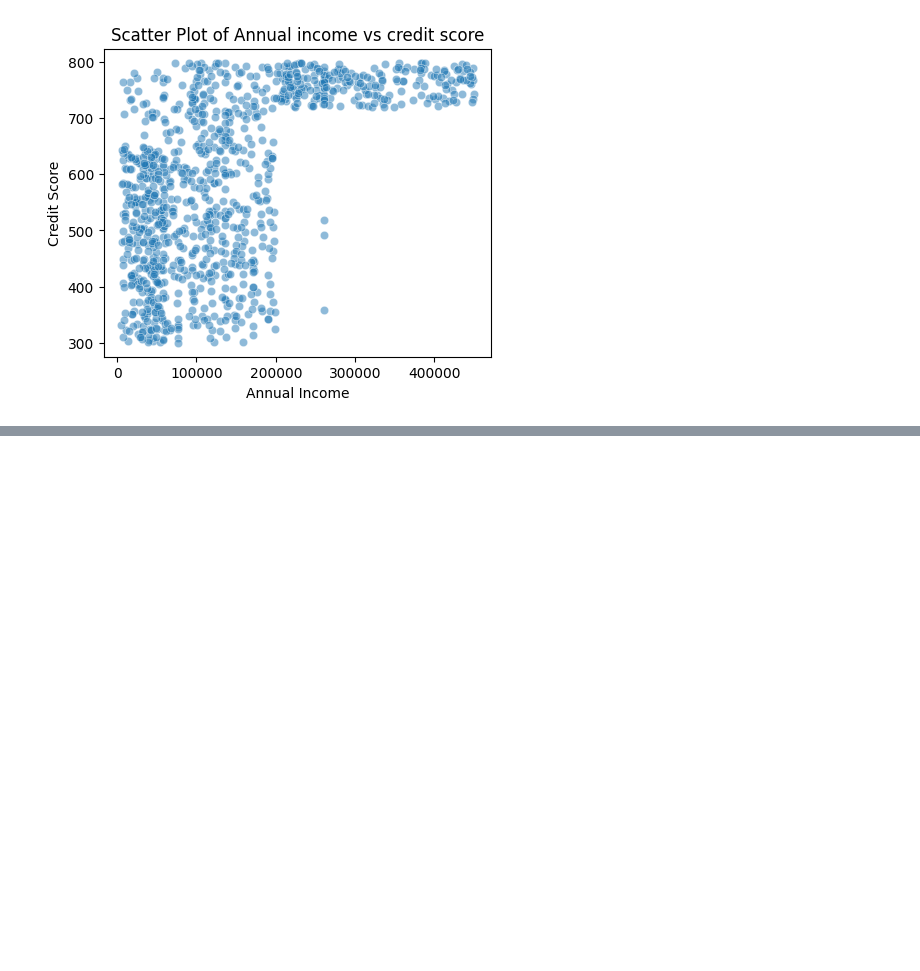
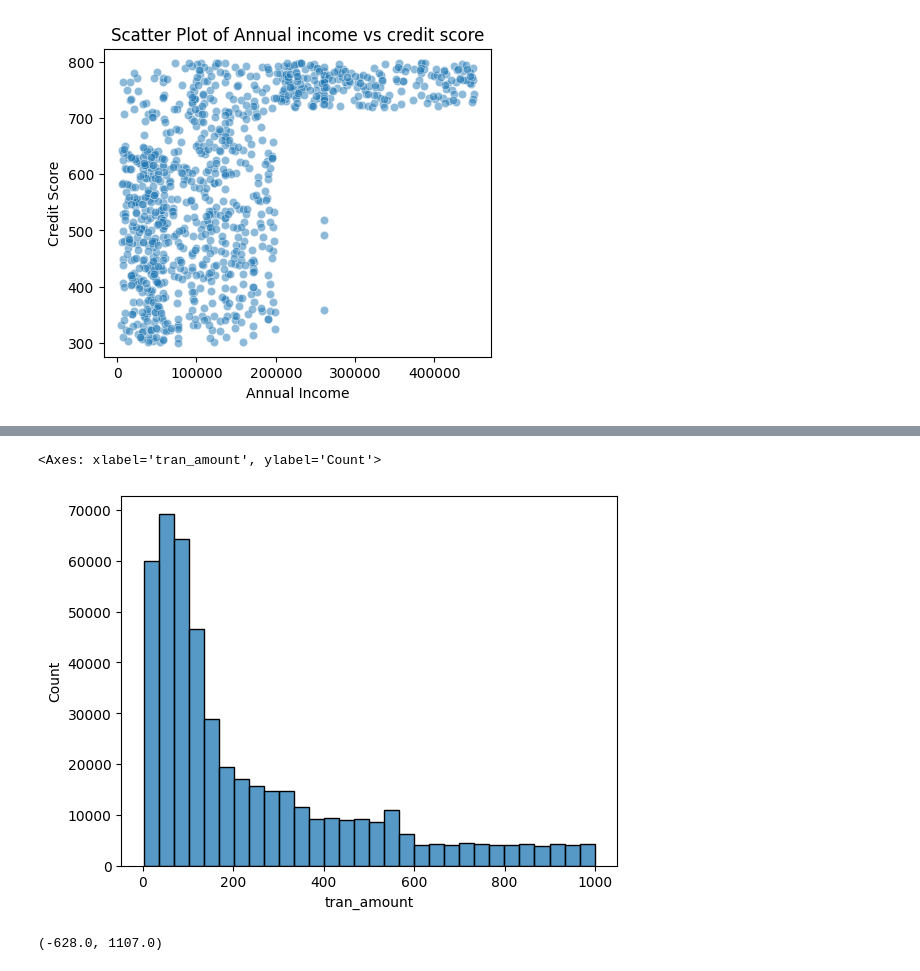
Before and after one commit to prashanty/Atliqo-Bank-CreditCard-Project, a Jupyter notebook: Phase1_Atliqo_bank_project.ipynb, the cells around one changed output, grey strips where cells are left out. Saved outputs shown, nothing was run; the diff lists cells and outputs as text; code cells hidden in the pictures; blank space fills up the shorter version.

```diff
--- a/Phase1_Atliqo_bank_project.ipynb
+++ b/Phase1_Atliqo_bank_project.ipynb
@@ -934,0 +1085,3 @@ plt.show()
+# %%
+df_trans_1 = df_trans[(df_trans.platform=='Amazon')&(df_trans.product_category=='Electronics')&(df_trans.payment_type=='Credit Card')]
+df_trans_1.head()
@@ -934,0 +1095,3 @@ plt.show()
+# %%
+median_to_replace = df_trans_1[df_trans_1.tran_amount>0].tran_amount.median()
+median_to_replace
@@ -934,0 +1100,2 @@ plt.show()
+# %%
+df_trans['tran_amount'].replace(0, median_to_replace, inplace=True)
@@ -934,0 +1114,15 @@ plt.show()
+# %%
+sns.histplot(df_trans[df_trans.tran_amount<1000].tran_amount, bins=30)
+# %% [output]
+<Axes: xlabel='tran_amount', ylabel='Count'>
+[figure, added]
+# %%
+Q1, Q3 = df_trans['tran_amount'].quantile([0.25, 0.75])
+IQR = Q3 - Q1
+
+lower = Q1 - 2*IQR
+upper = Q3 + 2*IQR
+
+lower, upper
+# %% [output]
+(-628.0, 1107.0)
```
Also changed, not shown: parts of 62 cells of this notebook.
